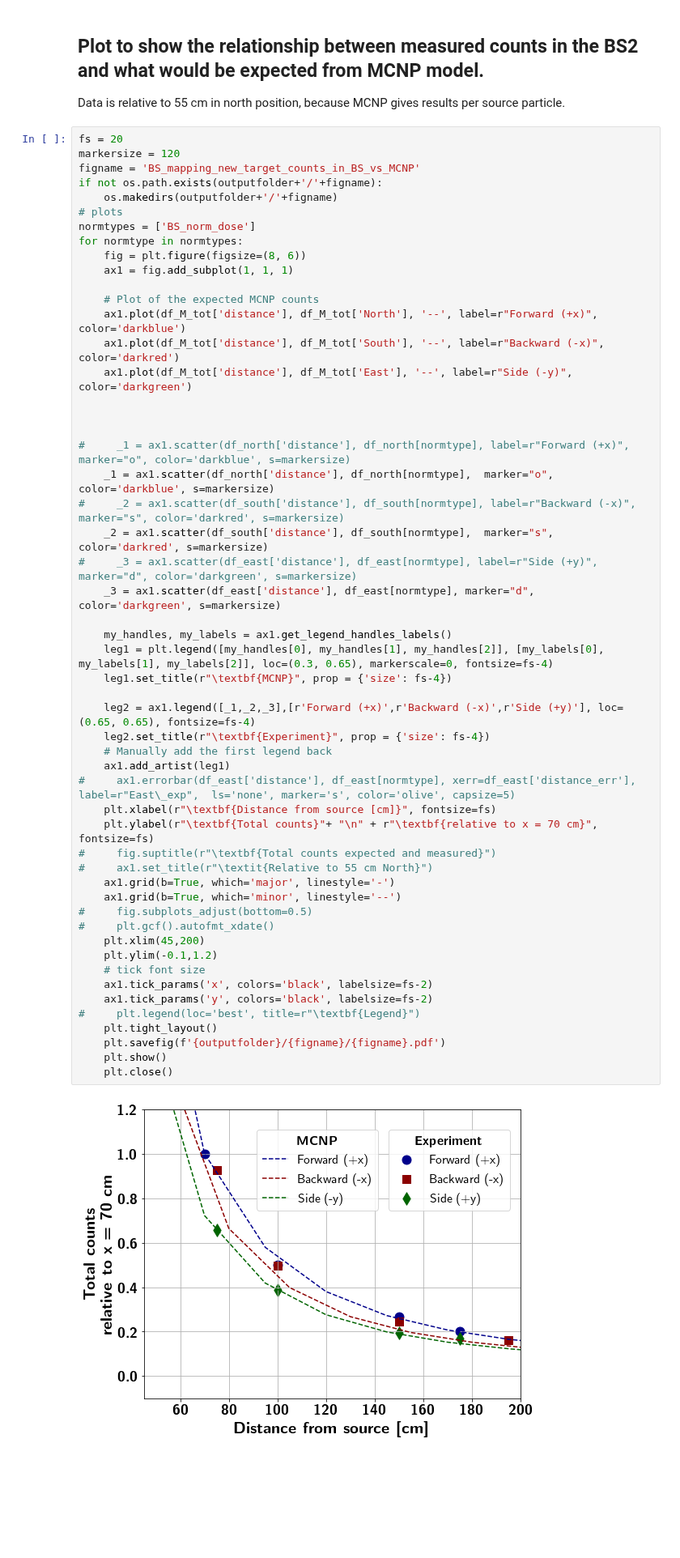
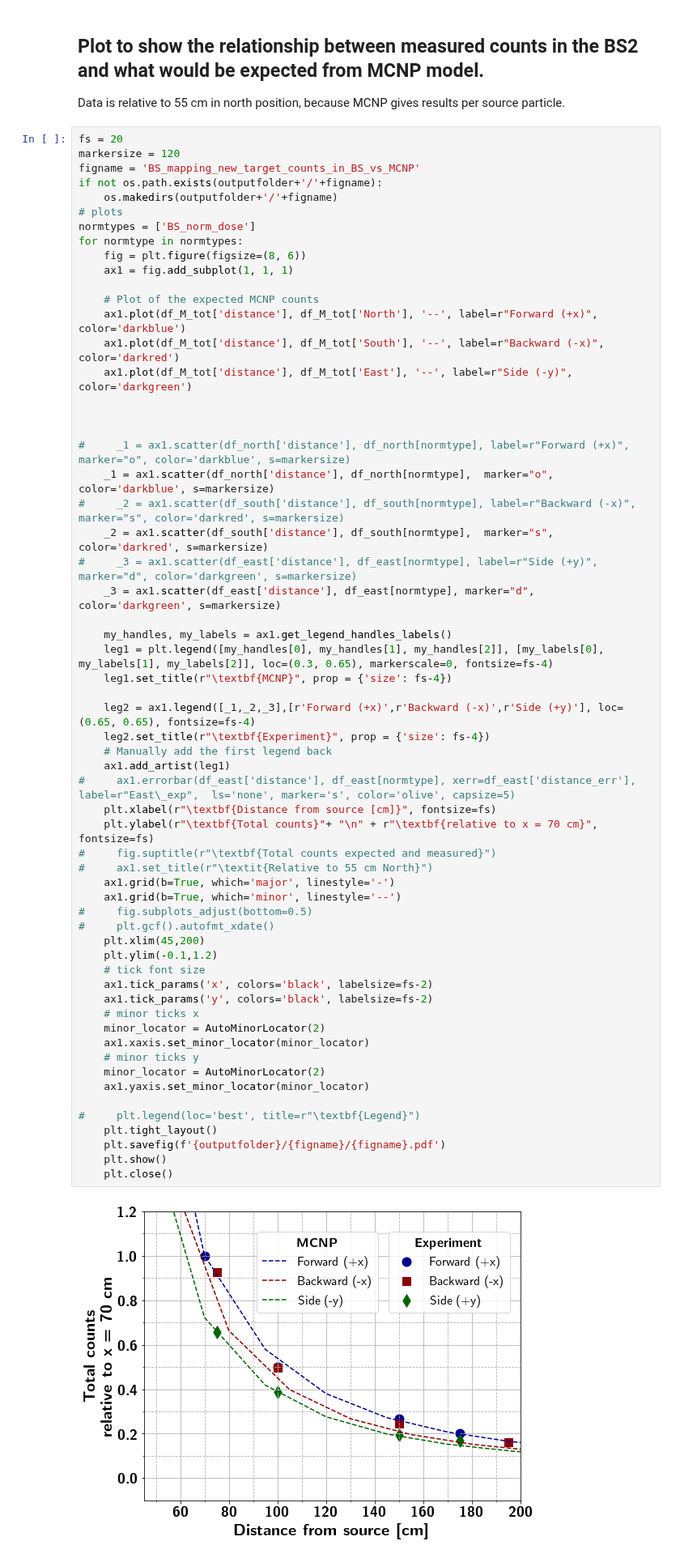
Before and after one commit to kromerh/phd_python, a Jupyter notebook: 09.BS_Mapping/01.NEW_TARGET.BS_mapping.new_target.ipynb, the cells around one changed output. Shown at 81% size. Drawn from its saved outputs; the diff is of its cells as text; blank space fills up the shorter version.

```diff
--- a/09.BS_Mapping/01.NEW_TARGET.BS_mapping.new_target.ipynb
+++ b/09.BS_Mapping/01.NEW_TARGET.BS_mapping.new_target.ipynb
@@ -202,34 +202,41 @@ for normtype in normtypes:
     _3 = ax1.scatter(df_east['distance'], df_east[normtype], marker="d", color='darkgreen', s=markersize)
 
     my_handles, my_labels = ax1.get_legend_handles_labels()
     leg1 = plt.legend([my_handles[0], my_handles[1], my_handles[2]], [my_labels[0], my_labels[1], my_labels[2]], loc=(0.3, 0.65), markerscale=0, fontsize=fs-4)
     leg1.set_title(r"\textbf{MCNP}", prop = {'size': fs-4})
 
     leg2 = ax1.legend([_1,_2,_3],[r'Forward (+x)',r'Backward (-x)',r'Side (+y)'], loc=(0.65, 0.65), fontsize=fs-4)
     leg2.set_title(r"\textbf{Experiment}", prop = {'size': fs-4})
     # Manually add the first legend back
     ax1.add_artist(leg1)
 #     ax1.errorbar(df_east['distance'], df_east[normtype], xerr=df_east['distance_err'], label=r"East\_exp",  ls='none', marker='s', color='olive', capsize=5)
     plt.xlabel(r"\textbf{Distance from source [cm]}", fontsize=fs)
     plt.ylabel(r"\textbf{Total counts}"+ "\n" + r"\textbf{relative to x = 70 cm}", fontsize=fs)
 #     fig.suptitle(r"\textbf{Total counts expected and measured}")
 #     ax1.set_title(r"\textit{Relative to 55 cm North}")
     ax1.grid(b=True, which='major', linestyle='-')
     ax1.grid(b=True, which='minor', linestyle='--')
 #     fig.subplots_adjust(bottom=0.5)
 #     plt.gcf().autofmt_xdate()
     plt.xlim(45,200)
     plt.ylim(-0.1,1.2)
     # tick font size
     ax1.tick_params('x', colors='black', labelsize=fs-2)
     ax1.tick_params('y', colors='black', labelsize=fs-2)
+    # minor ticks x
+    minor_locator = AutoMinorLocator(2)
+    ax1.xaxis.set_minor_locator(minor_locator)
+    # minor ticks y
+    minor_locator = AutoMinorLocator(2)
+    ax1.yaxis.set_minor_locator(minor_locator)
+
 #     plt.legend(loc='best', title=r"\textbf{Legend}")
     plt.tight_layout()
     plt.savefig(f'{outputfolder}/{figname}/{figname}.pdf')
     plt.show()
     plt.close()
 # %% [output]
-[figure, old version]
+[figure, new version]
 # %% [markdown]
 # Table with the relative differences
 
```
Also changed, not shown: parts of 5 cells of this notebook.
